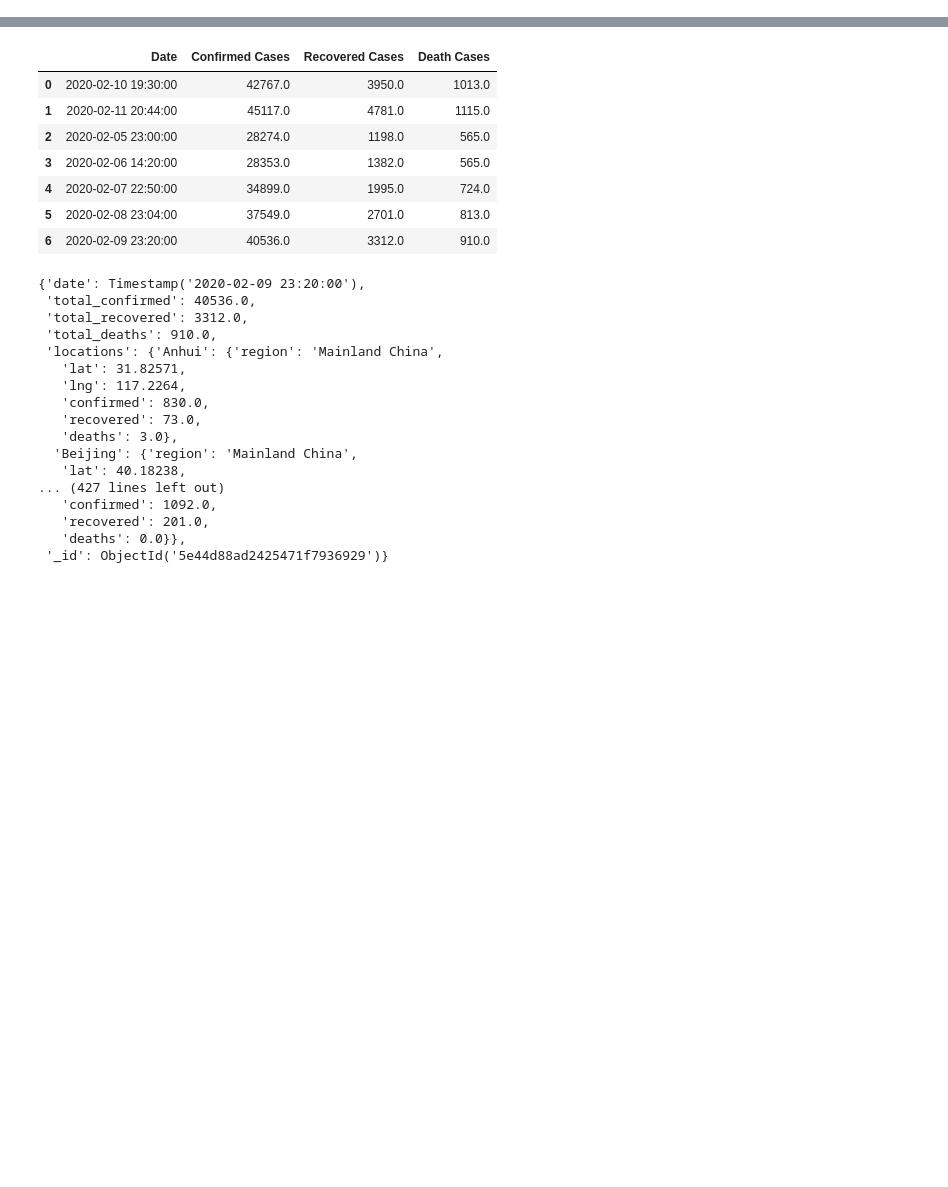
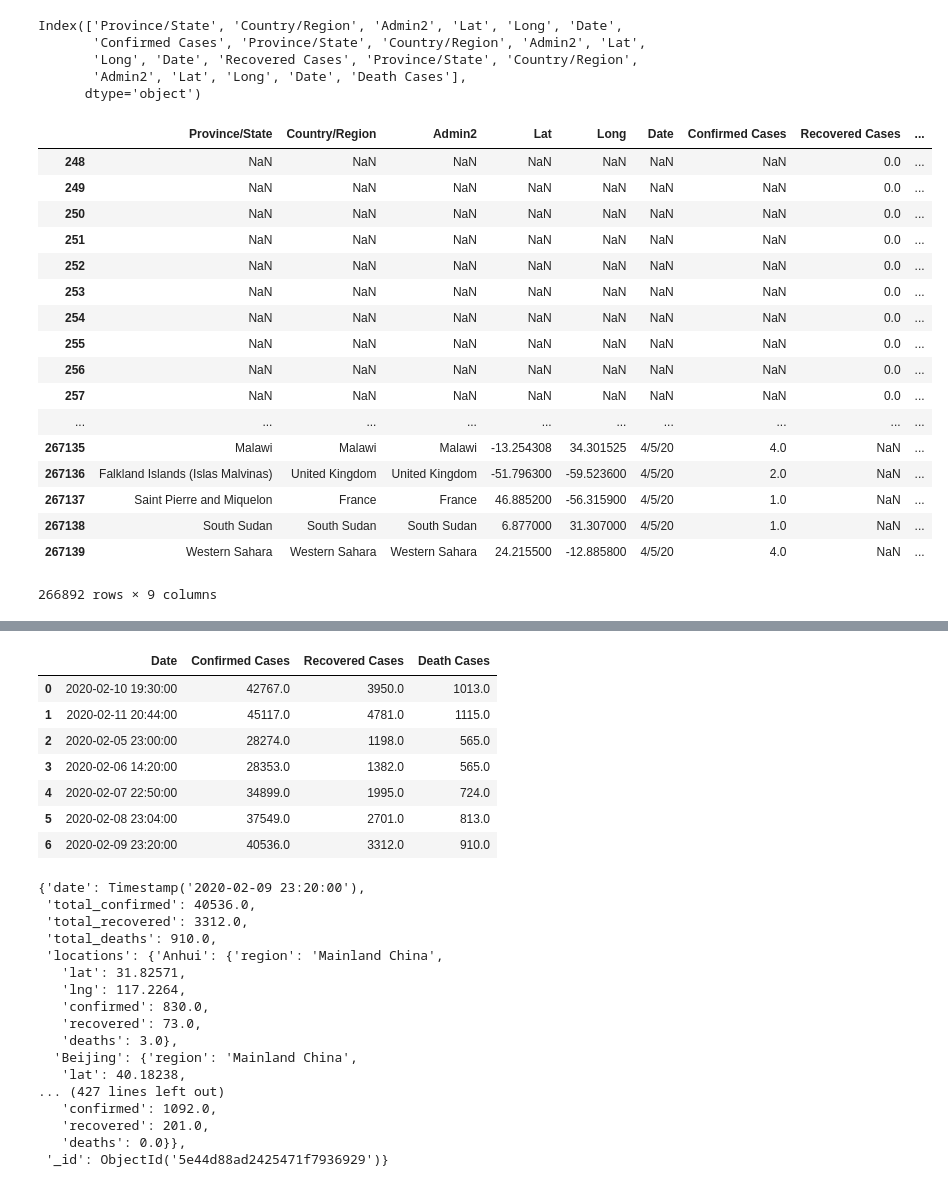
Before and after one commit to costcohotdog/wuhan-coronavirus, a Jupyter notebook: notebooks/Automatic Data.ipynb, the cells around one changed output, grey strips where cells are left out. Saved outputs shown, nothing was run; the diff lists cells and outputs as text; code cells hidden in the pictures; blank space fills up the shorter version.

```diff
--- a/notebooks/Automatic Data.ipynb
+++ b/notebooks/Automatic Data.ipynb
@@ -237,4 +402,12 @@ memory usage: 0.0+ bytes
 # %%
 df = pd.concat([confirmed_df, recovered_df, deaths_df], axis=1)
 ### Remove duplicated columns
+# %%
+df.columns
+# %% [output]
+Index(['Province/State', 'Country/Region', 'Admin2', 'Lat', 'Long', 'Date',
+       'Confirmed Cases', 'Province/State', 'Country/Region', 'Admin2', 'Lat',
+       'Long', 'Date', 'Recovered Cases', 'Province/State', 'Country/Region',
+       'Admin2', 'Lat', 'Long', 'Date', 'Death Cases'],
+      dtype='object')
 # %%
@@ -242,3 +415,24 @@ df = df.iloc[:, [0,1,2,3,4,5,11,17]]
+# %%
+df
+# %% [output]
+|  | Province/State | Country/Region | Admin2 | Lat | Long | Date | Confirmed Cases | Recovered Cases | ... |
+| 248 | NaN | NaN | NaN | NaN | NaN | NaN | NaN | 0.0 | ... |
+| 249 | NaN | NaN | NaN | NaN | NaN | NaN | NaN | 0.0 | ... |
+| 250 | NaN | NaN | NaN | NaN | NaN | NaN | NaN | 0.0 | ... |
+| 251 | NaN | NaN | NaN | NaN | NaN | NaN | NaN | 0.0 | ... |
+| 252 | NaN | NaN | NaN | NaN | NaN | NaN | NaN | 0.0 | ... |
+| 253 | NaN | NaN | NaN | NaN | NaN | NaN | NaN | 0.0 | ... |
+| 254 | NaN | NaN | NaN | NaN | NaN | NaN | NaN | 0.0 | ... |
+| 255 | NaN | NaN | NaN | NaN | NaN | NaN | NaN | 0.0 | ... |
+| 256 | NaN | NaN | NaN | NaN | NaN | NaN | NaN | 0.0 | ... |
+| 257 | NaN | NaN | NaN | NaN | NaN | NaN | NaN | 0.0 | ... |
+| ... | ... | ... | ... | ... | ... | ... | ... | ... | ... |
+| 267135 | Malawi | Malawi | Malawi | -13.254308 | 34.301525 | 4/5/20 | 4.0 | NaN | ... |
+| 267136 | Falkland Islands (Islas Malvinas) | United Kingdom | United Kingdom | -51.796300 | -59.523600 | 4/5/20 | 2.0 | NaN | ... |
+| 267137 | Saint Pierre and Miquelon | France | France | 46.885200 | -56.315900 | 4/5/20 | 1.0 | NaN | ... |
+| 267138 | South Sudan | South Sudan | South Sudan | 6.877000 | 31.307000 | 4/5/20 | 1.0 | NaN | ... |
+| 267139 | Western Sahara | Western Sahara | Western Sahara | 24.215500 | -12.885800 | 4/5/20 | 4.0 | NaN | ... |
+266892 rows × 9 columns
 # %%
 by_date = df.groupby(["Date", "Province/State"]).max().reset_index()
 # %%
```
Also changed, not shown: parts of 32 cells of this notebook.
